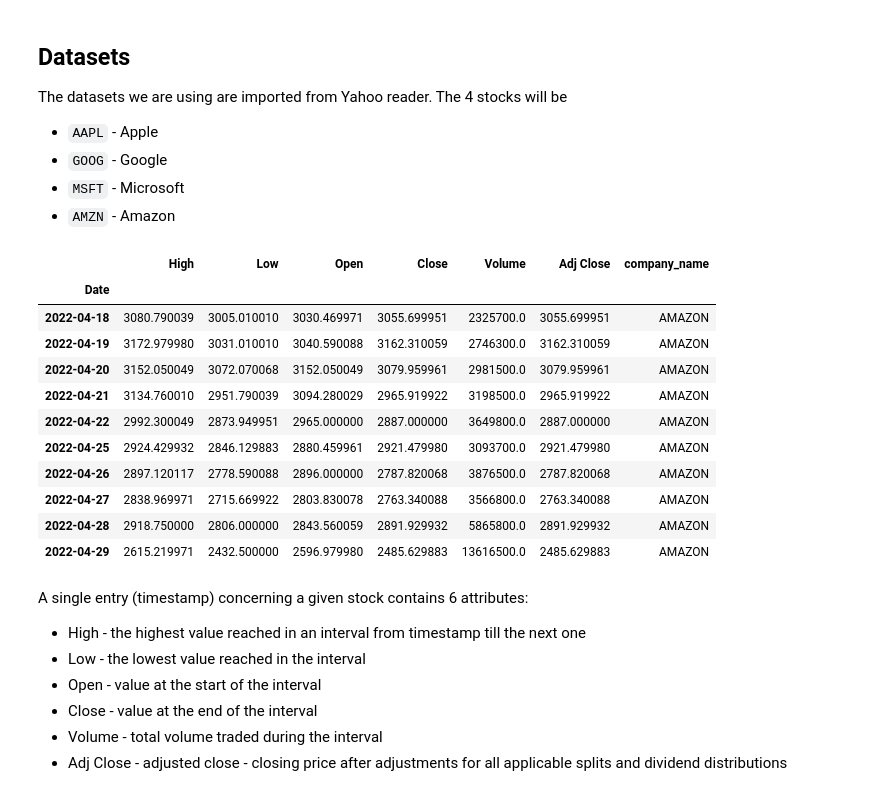
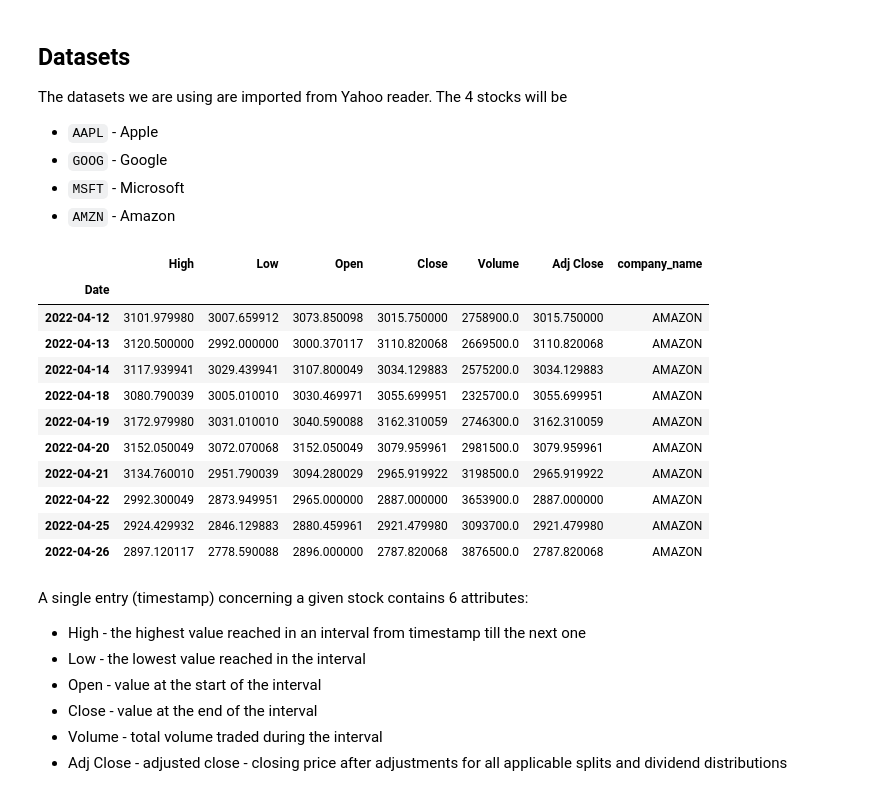
Before and after one commit to bujowskis/put-DV, a Jupyter notebook: ass-3/ass-3.ipynb, the cells around one changed output. Saved outputs shown, nothing was run; the diff lists cells and outputs as text; code cells hidden in the pictures.

```diff
--- a/ass-3/ass-3.ipynb
+++ b/ass-3/ass-3.ipynb
@@ -72,35 +71,34 @@ The datasets we are using are imported from Yahoo reader. The 4 stocks will be
 # %%
 tech_list = ['AAPL', 'GOOG', 'MSFT', 'AMZN']
 
-
-end = '2022-04-30'
-start = '2021-04-30'
+end = datetime(2022, 4, 26, 23, 0)
+start = datetime(end.year - 1, end.month, end.day)
 
 for stock in tech_list:
     globals()[stock] = DataReader(stock, 'yahoo', start, end)
 
 # display data characteristics
 company_list = [AAPL, GOOG, MSFT, AMZN]
 company_name = ["APPLE", "GOOGLE", "MICROSOFT", "AMAZON"]
 
 for company, com_name in zip(company_list, company_name):
     company["company_name"] = com_name
 
 df = pd.concat(company_list, axis=0)
 df.tail(10)
 # %% [output]
 |  | High | Low | Open | Close | Volume | Adj Close | company_name |
 | Date |  |  |  |  |  |  |  |
+| 2022-04-12 | 3101.979980 | 3007.659912 | 3073.850098 | 3015.750000 | 2758900.0 | 3015.750000 | AMAZON |
+| 2022-04-13 | 3120.500000 | 2992.000000 | 3000.370117 | 3110.820068 | 2669500.0 | 3110.820068 | AMAZON |
+| 2022-04-14 | 3117.939941 | 3029.439941 | 3107.800049 | 3034.129883 | 2575200.0 | 3034.129883 | AMAZON |
 | 2022-04-18 | 3080.790039 | 3005.010010 | 3030.469971 | 3055.699951 | 2325700.0 | 3055.699951 | AMAZON |
 | 2022-04-19 | 3172.979980 | 3031.010010 | 3040.590088 | 3162.310059 | 2746300.0 | 3162.310059 | AMAZON |
 | 2022-04-20 | 3152.050049 | 3072.070068 | 3152.050049 | 3079.959961 | 2981500.0 | 3079.959961 | AMAZON |
 | 2022-04-21 | 3134.760010 | 2951.790039 | 3094.280029 | 2965.919922 | 3198500.0 | 2965.919922 | AMAZON |
-| 2022-04-22 | 2992.300049 | 2873.949951 | 2965.000000 | 2887.000000 | 3649800.0 | 2887.000000 | AMAZON |
+| 2022-04-22 | 2992.300049 | 2873.949951 | 2965.000000 | 2887.000000 | 3653900.0 | 2887.000000 | AMAZON |
 | 2022-04-25 | 2924.429932 | 2846.129883 | 2880.459961 | 2921.479980 | 3093700.0 | 2921.479980 | AMAZON |
 | 2022-04-26 | 2897.120117 | 2778.590088 | 2896.000000 | 2787.820068 | 3876500.0 | 2787.820068 | AMAZON |
-| 2022-04-27 | 2838.969971 | 2715.669922 | 2803.830078 | 2763.340088 | 3566800.0 | 2763.340088 | AMAZON |
-| 2022-04-28 | 2918.750000 | 2806.000000 | 2843.560059 | 2891.929932 | 5865800.0 | 2891.929932 | AMAZON |
-| 2022-04-29 | 2615.219971 | 2432.500000 | 2596.979980 | 2485.629883 | 13616500.0 | 2485.629883 | AMAZON |
 # %% [markdown]
 A single entry (timestamp) concerning a given stock contains 6 attributes:
 - High - the highest value reached in an interval from timestamp till the next one
```
Also changed, not shown: parts of 34 cells of this notebook, 1 other file.
